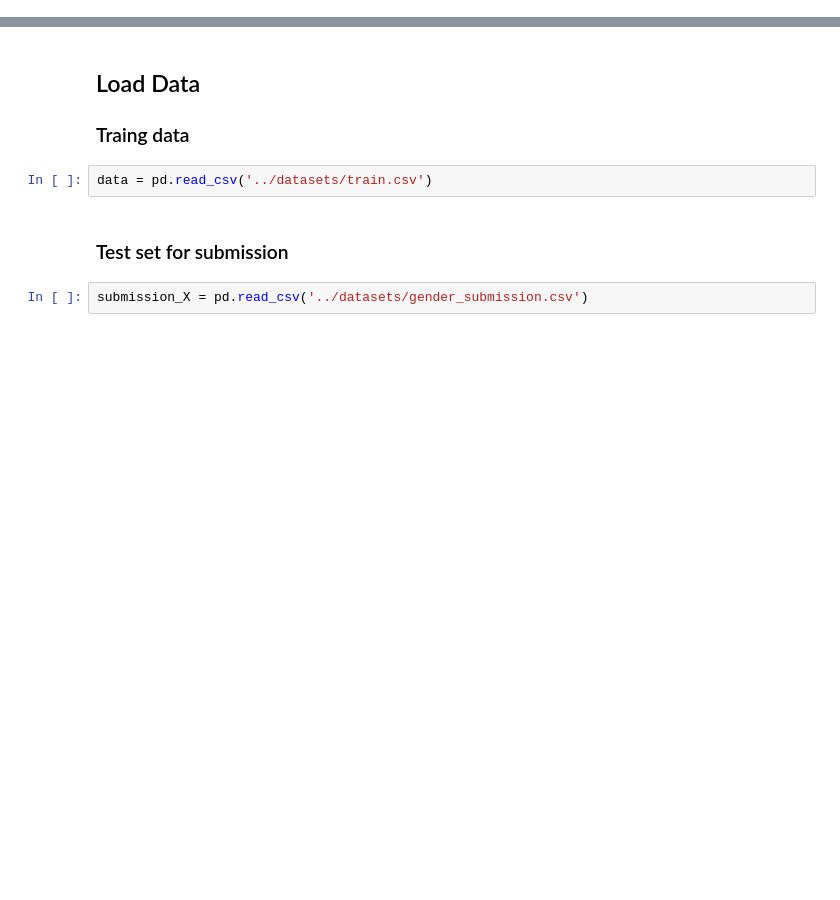
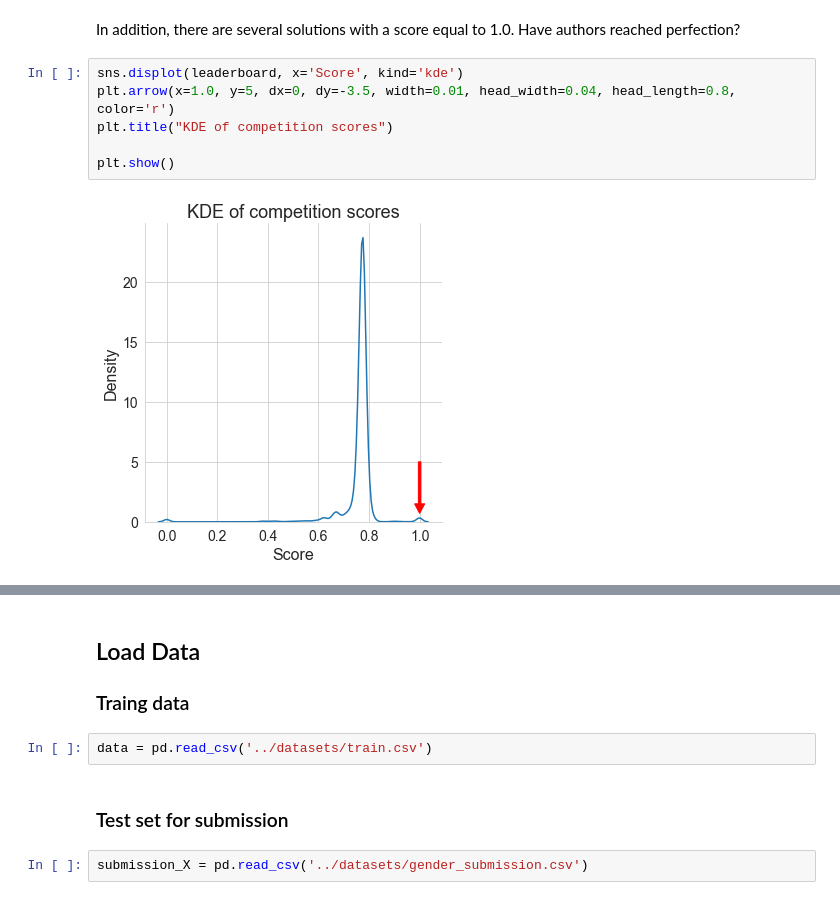
Before and after one commit to AlekseiBogachev/Titanic-Machine-Learning-from-Disaster, a Jupyter notebook: sources/Titanic-Machine-Learning-from-Disaster.ipynb, the cells around one changed output, grey strips where cells are left out. Cells and saved outputs as stored; diff of their text form; blank space fills up the shorter version.

```diff
--- a/sources/Titanic-Machine-Learning-from-Disaster.ipynb
+++ b/sources/Titanic-Machine-Learning-from-Disaster.ipynb
@@ -81,0 +96,10 @@ import seaborn as sns
+# %% [markdown]
+In addition, there are several solutions with a score equal to 1.0. Have authors reached perfection?
+# %%
+sns.displot(leaderboard, x='Score', kind='kde')
+plt.arrow(x=1.0, y=5, dx=0, dy=-3.5, width=0.01, head_width=0.04, head_length=0.8, color='r')
+plt.title("KDE of competition scores")
+
+plt.show()
+# %% [output]
+[figure, added]
```
Also changed, not shown: parts of 25 cells of this notebook, 8 other files.
